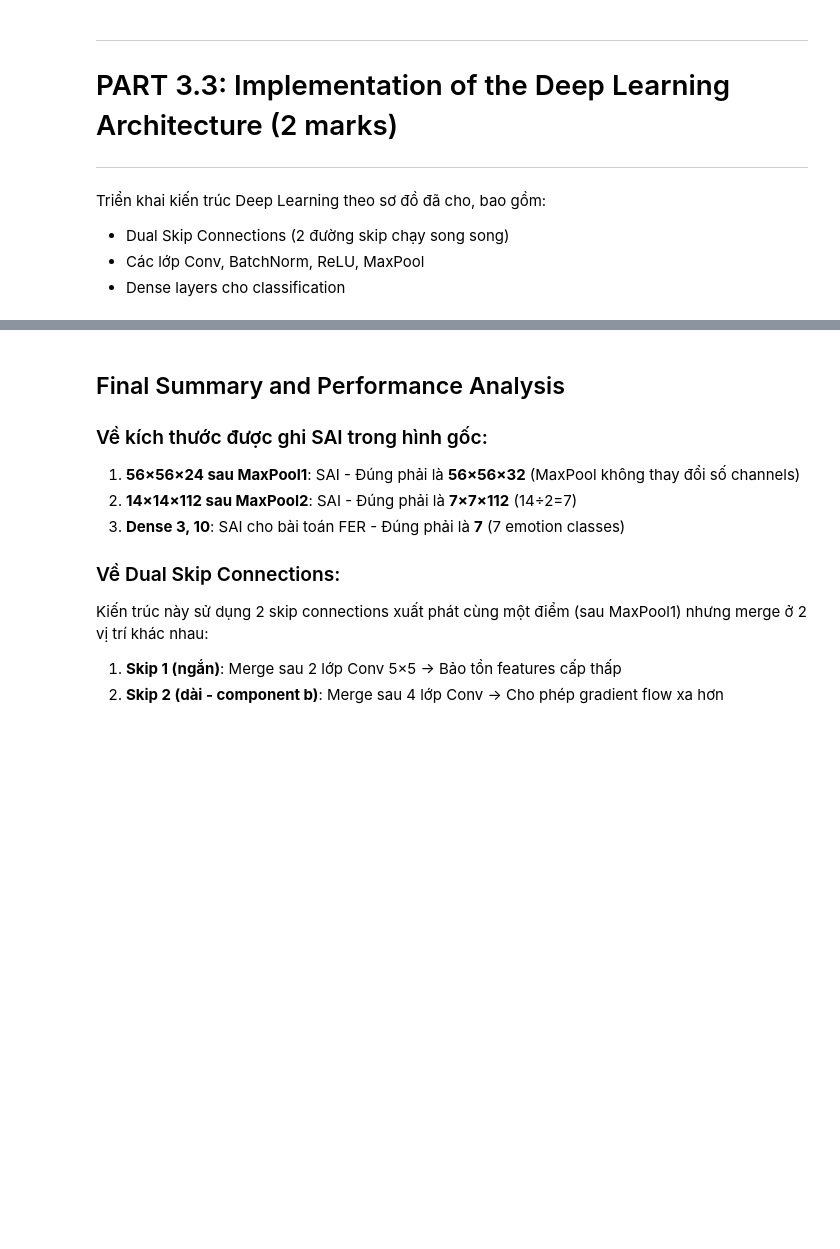
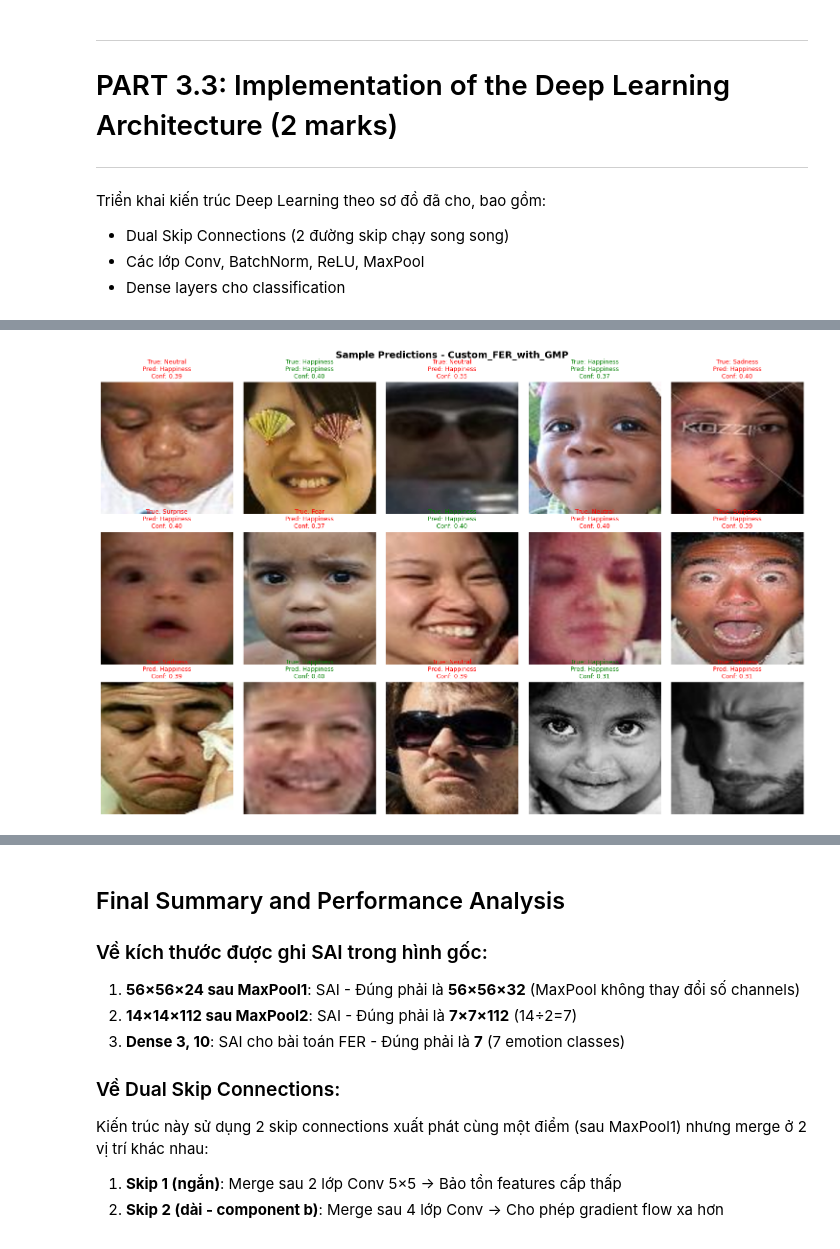
Before and after one commit to Vietnamese-Fake-News-Detection/Facial-Expression-Recognition, a Jupyter notebook: Part3_2_and_Part3_3.ipynb, the cells around one changed output, grey strips where cells are left out. Drawn from its saved outputs; the diff is of its cells as text; code cells hidden in the pictures; blank space fills up the shorter version.

```diff
--- a/Part3_2_and_Part3_3.ipynb
+++ b/Part3_2_and_Part3_3.ipynb
@@ -761,28 +931,31 @@ for i, emotion in enumerate(emotion_names):
 # %%
 # Visualize sample predictions
 fig, axes = plt.subplots(3, 5, figsize=(15, 10))
 fig.suptitle(f'Sample Predictions - {model_name}', fontsize=14, fontweight='bold')
 
 np.random.seed(42)
-sample_indices = np.random.choice(len(X_test), 15, replace=False)
+sample_indices = np.random.choice(len(X_test_normalized), 15, replace=False)
 
 for idx, ax in enumerate(axes.flatten()):
     sample_idx = sample_indices[idx]
 
-    ax.imshow(X_test[sample_idx])
+    # Use X_test_normalized (values 0-1, need to display properly)
+    ax.imshow(X_test_normalized[sample_idx])
 
-    true_label = emotion_names[y_test[sample_idx]]
+    true_label = emotion_names[y_true_classes[sample_idx]]
     pred_label = emotion_names[y_pred_classes[sample_idx]]
     confidence = y_pred_proba[sample_idx][y_pred_classes[sample_idx]]
 
     color = 'green' if true_label == pred_label else 'red'
     ax.set_title(f'True: {true_label}\nPred: {pred_label}\nConf: {confidence:.2f}',
                  fontsize=9, color=color)
     ax.axis('off')
 
 plt.tight_layout()
 plt.savefig(f'sample_predictions_{model_name}.png', dpi=150, bbox_inches='tight')
 plt.show()
+# %% [output]
+[figure, added]
 # %%
 # Save final model
 model.save(f'{model_name}_final.keras')
```
Also changed, not shown: parts of 17 cells of this notebook, 9 other files.
